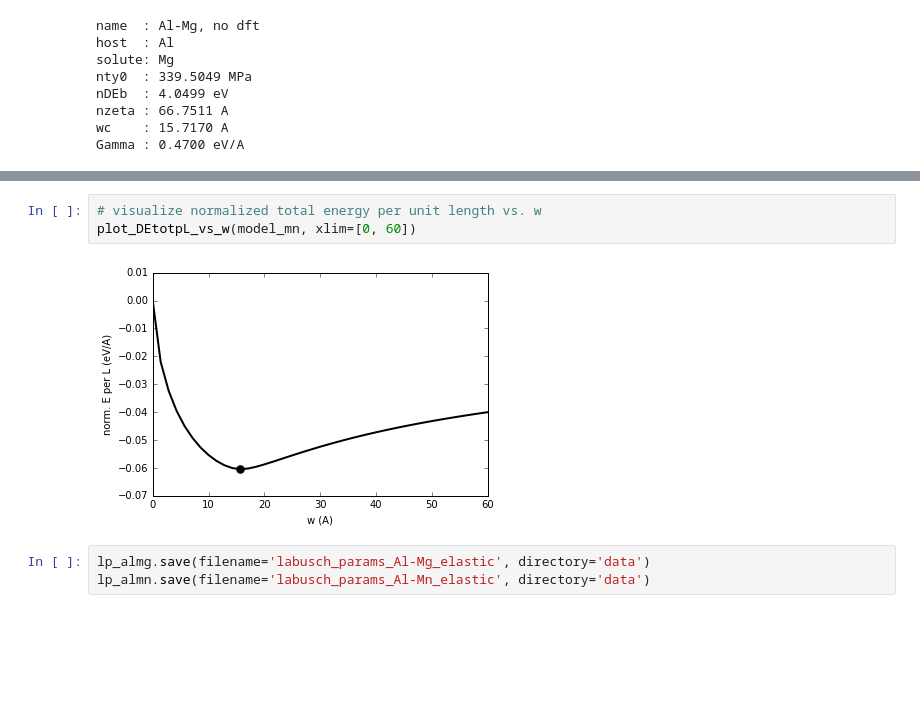
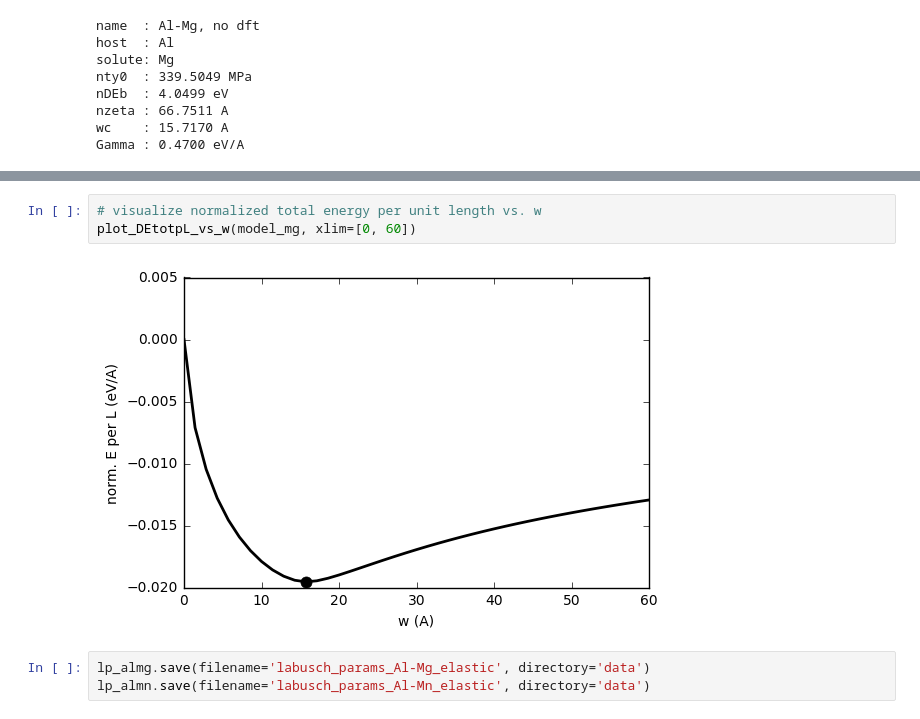
Before and after one commit to gpleyson/labsuch, a Jupyter notebook: examples/2016-11-03_example1_calculate_Labusch_parameters.ipynb, the cells around one changed output, grey strips where cells are left out. Cells and saved outputs as stored; diff of their text form; blank space fills up the shorter version.

```diff
--- a/examples/2016-11-03_example1_calculate_Labusch_parameters.ipynb
+++ b/examples/2016-11-03_example1_calculate_Labusch_parameters.ipynb
@@ -187,9 +191,9 @@ wc    : 15.7170 A
 Gamma : 0.4700 eV/A
 # %%
 # visualize normalized total energy per unit length vs. w
-plot_DEtotpL_vs_w(model_mn, xlim=[0, 60])
+plot_DEtotpL_vs_w(model_mg, xlim=[0, 60])
 # %% [output]
-[figure, old version]
+[figure, new version]
 # %%
 lp_almg.save(filename='labusch_params_Al-Mg_elastic', directory='data')
 lp_almn.save(filename='labusch_params_Al-Mn_elastic', directory='data')
```
Also changed, not shown: parts of 12 cells of this notebook, 14 other files.
